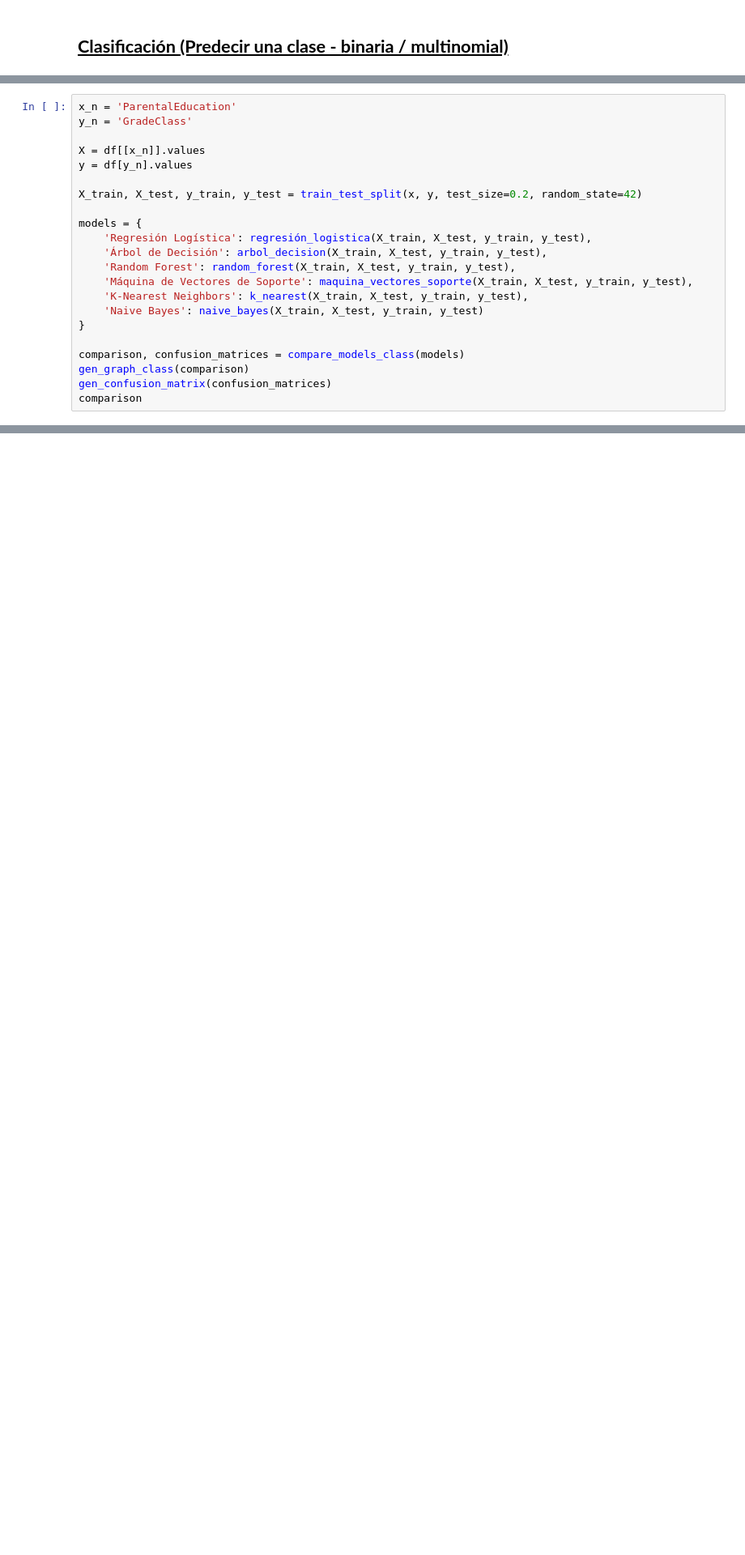
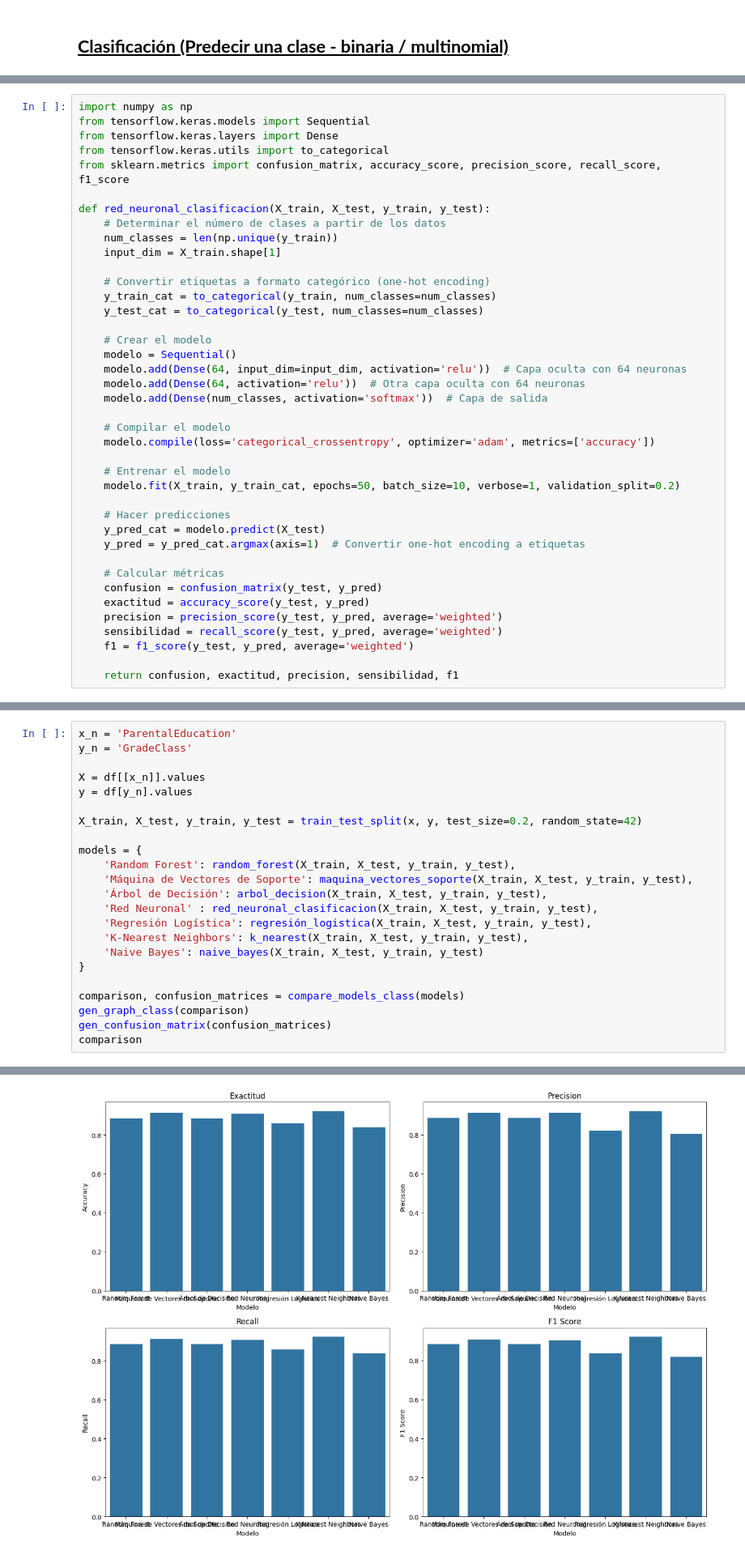
Before and after one commit to MoltenDevLabs/project-4-data-analysis-end-to-end-es, a Jupyter notebook: machine_learning.ipynb, the cells around one changed output, grey strips where cells are left out. Shown at 81% size. Saved outputs shown, nothing was run; the diff lists cells and outputs as text; blank space fills up the shorter version.

```diff
--- a/machine_learning.ipynb
+++ b/machine_learning.ipynb
@@ -337,0 +319,40 @@ def maquina_vectores_soporte(X_train, X_test, y_train, y_test):
+# %%
+import numpy as np
+from tensorflow.keras.models import Sequential
+from tensorflow.keras.layers import Dense
+from tensorflow.keras.utils import to_categorical
+from sklearn.metrics import confusion_matrix, accuracy_score, precision_score, recall_score, f1_score
+
+def red_neuronal_clasificacion(X_train, X_test, y_train, y_test):
+    # Determinar el número de clases a partir de los datos
+    num_classes = len(np.unique(y_train))
+    input_dim = X_train.shape[1]
+
+    # Convertir etiquetas a formato categórico (one-hot encoding)
+    y_train_cat = to_categorical(y_train, num_classes=num_classes)
+    y_test_cat = to_categorical(y_test, num_classes=num_classes)
+
+    # Crear el modelo
+    modelo = Sequential()
+    modelo.add(Dense(64, input_dim=input_dim, activation='relu'))  # Capa oculta con 64 neuronas
+    modelo.add(Dense(64, activation='relu'))  # Otra capa oculta con 64 neuronas
+    modelo.add(Dense(num_classes, activation='softmax'))  # Capa de salida
+
+    # Compilar el modelo
+    modelo.compile(loss='categorical_crossentropy', optimizer='adam', metrics=['accuracy'])
+
+    # Entrenar el modelo
+    modelo.fit(X_train, y_train_cat, epochs=50, batch_size=10, verbose=1, validation_split=0.2)
+
+    # Hacer predicciones
+    y_pred_cat = modelo.predict(X_test)
+    y_pred = y_pred_cat.argmax(axis=1)  # Convertir one-hot encoding a etiquetas
+
+    # Calcular métricas
+    confusion = confusion_matrix(y_test, y_pred)
+    exactitud = accuracy_score(y_test, y_pred)
+    precision = precision_score(y_test, y_pred, average='weighted')
+    sensibilidad = recall_score(y_test, y_pred, average='weighted')
+    f1 = f1_score(y_test, y_pred, average='weighted')
+
+    return confusion, exactitud, precision, sensibilidad, f1
@@ -367,10 +399,11 @@ y = df[y_n].values
 X_train, X_test, y_train, y_test = train_test_split(x, y, test_size=0.2, random_state=42)
 
 models = {
-    'Regresión Logística': regresión_logistica(X_train, X_test, y_train, y_test),
-    'Árbol de Decisión': arbol_decision(X_train, X_test, y_train, y_test),
     'Random Forest': random_forest(X_train, X_test, y_train, y_test),
     'Máquina de Vectores de Soporte': maquina_vectores_soporte(X_train, X_test, y_train, y_test),
+    'Árbol de Decisión': arbol_decision(X_train, X_test, y_train, y_test),
+    'Red Neuronal' : red_neuronal_clasificacion(X_train, X_test, y_train, y_test),
+    'Regresión Logística': regresión_logistica(X_train, X_test, y_train, y_test),
     'K-Nearest Neighbors': k_nearest(X_train, X_test, y_train, y_test),
     'Naive Bayes': naive_bayes(X_train, X_test, y_train, y_test)
 }
@@ -379,3 +412,4 @@ comparison, confusion_matrices = compare_models_class(models)
 gen_graph_class(comparison)
 gen_confusion_matrix(confusion_matrices)
 comparison
+# %% [output]
@@ -381,0 +434 @@ comparison
+[figure, added]
```
Also changed, not shown: parts of 20 cells of this notebook.
